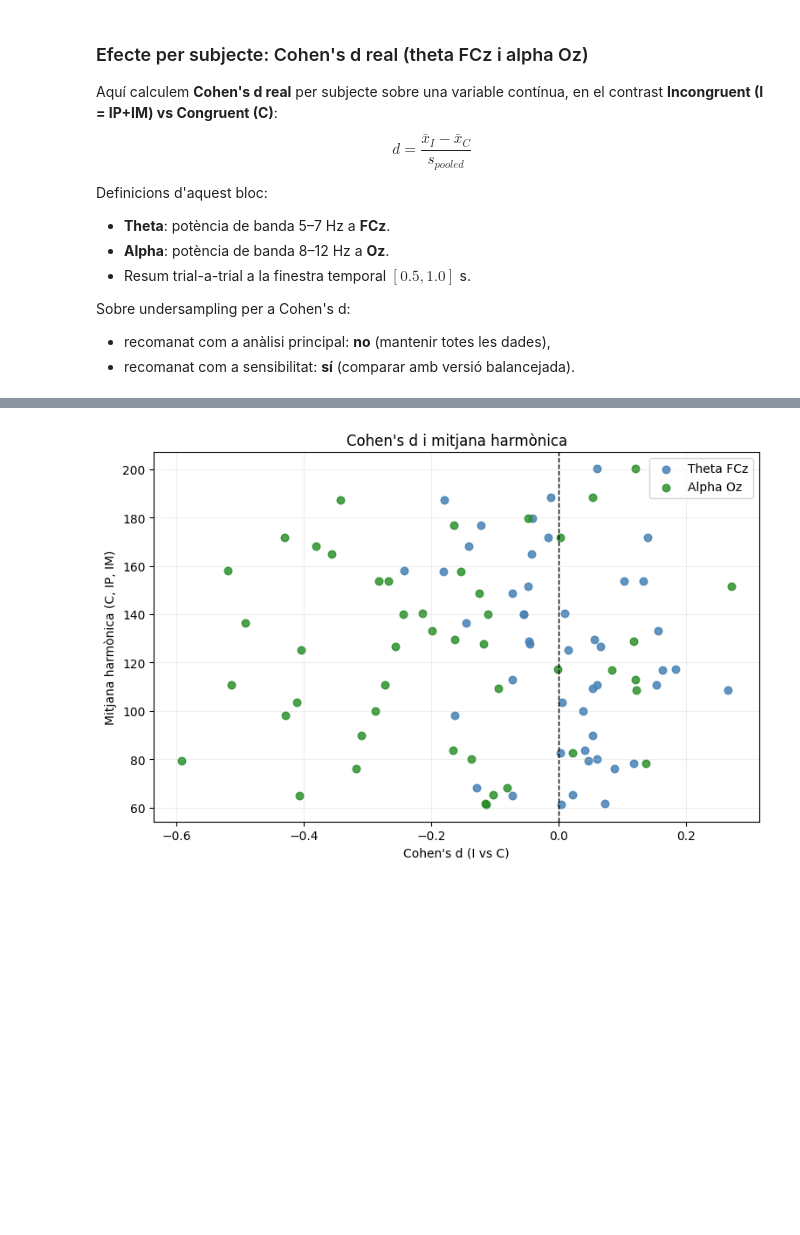
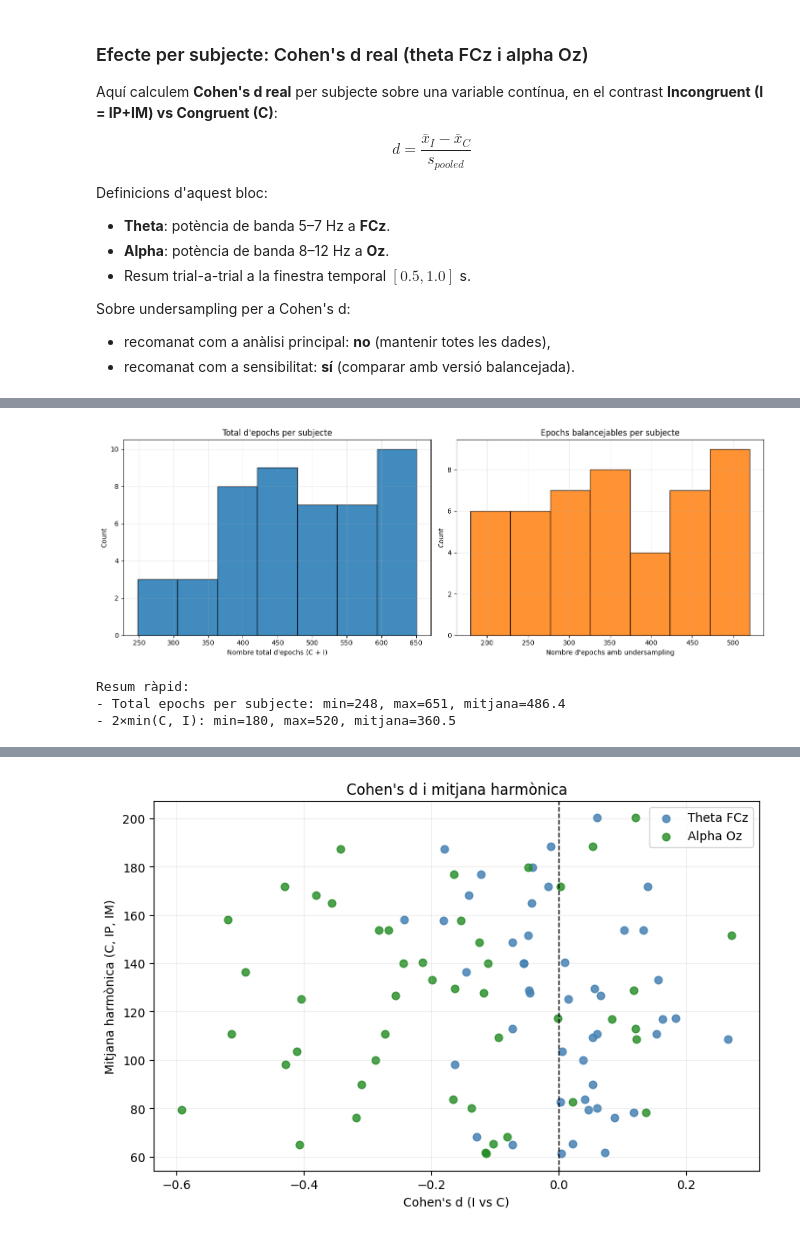
Before and after one commit to nilsduran/TFG, a Jupyter notebook: src/notebooks/01_exploració_dades.ipynb, the cells around one changed output, grey strips where cells are left out. Saved outputs shown, nothing was run; the diff lists cells and outputs as text; code cells hidden in the pictures; blank space fills up the shorter version.

Commit message:
cache map + histograma

```diff
--- a/src/notebooks/01_exploració_dades.ipynb
+++ b/src/notebooks/01_exploració_dades.ipynb
@@ -1627,3 +1627,52 @@ Extrems alpha (maxim i minim):
 |  | subjecte | cohens_d_theta_fcz | cohens_d_alpha_oz | cohens_d_theta_fcz_us | cohens_d_alpha_oz_us | n_C | ... |
 | 0 | P053 | -0.048292 | 0.271332 | -0.180135 | 0.336187 | 152 | ... |
 | 1 | P029 | 0.045724 | -0.592646 | 0.076639 | -0.488817 | 108 | ... |
+# %%
+# Histogrames de disponibilitat d'epochs per subjecte
+if "df_cohens" not in globals():
+    raise RuntimeError("df_cohens no està disponible; executa primer la cel·la anterior.")
+
+if "df_cipim" not in globals():
+    raise RuntimeError("df_cipim no està disponible; executa primer la cel·la anterior.")
+
+# 1) Nombre total d'epochs per subjecte
+#    Aquí comptem totes les mostres disponibles per subjecte (C + I).
+df_epochs_subjecte = df_cohens.copy()
+df_epochs_subjecte["n_total_epochs"] = df_epochs_subjecte["n_C"] + df_epochs_subjecte["n_I"]
+
+# 2) Nombre d'epochs balancejables per subjecte: 2 * min(C, I)
+#    És el màxim que es podria usar si vols balancejar perfectament les classes.
+df_balanceig = df_epochs_subjecte.copy()
+df_balanceig["n_balancejable"] = 2 * np.minimum(df_balanceig["n_C"], df_balanceig["n_I"])
+
+fig, axes = plt.subplots(1, 2, figsize=(14, 5))
+
+# Histograma 1: total d'epochs per subjecte
+axes[0].hist(df_epochs_subjecte["n_total_epochs"], bins=10, color="tab:blue", edgecolor="black", alpha=0.85)
+axes[0].set_title("Total d'epochs per subjecte")
+axes[0].set_xlabel("Nombre total d'epochs")
+axes[0].set_ylabel("Count")
+axes[0].grid(alpha=0.25)
+
+# Histograma 2: 2 * min(C, I)
+axes[1].hist(df_balanceig["n_balancejable"], bins=10, color="tab:orange", edgecolor="black", alpha=0.85)
+axes[1].set_title("Epochs balancejables per subjecte")
+axes[1].set_xlabel("Nombre d'epochs amb undersampling")
+axes[1].set_ylabel("Count")
+axes[1].grid(alpha=0.25)
+
+plt.tight_layout()
+plt.show()
+
+print("Resum ràpid:")
+print(
+    f"- Total epochs per subjecte: min={df_epochs_subjecte['n_total_epochs'].min():.0f}, max={df_epochs_subjecte['n_total_epochs'].max():.0f}, mitjana={df_epochs_subjecte['n_total_epochs'].mean():.1f}"
+)
+print(
+    f"- 2×min(C, I): min={df_balanceig['n_balancejable'].min():.0f}, max={df_balanceig['n_balancejable'].max():.0f}, mitjana={df_balanceig['n_balancejable'].mean():.1f}"
+)
+# %% [output]
+[figure, added]
+Resum ràpid:
+- Total epochs per subjecte: min=248, max=651, mitjana=486.4
+- 2×min(C, I): min=180, max=520, mitjana=360.5
```
Also changed, not shown: parts of 4 cells of this notebook, 1 other file.
